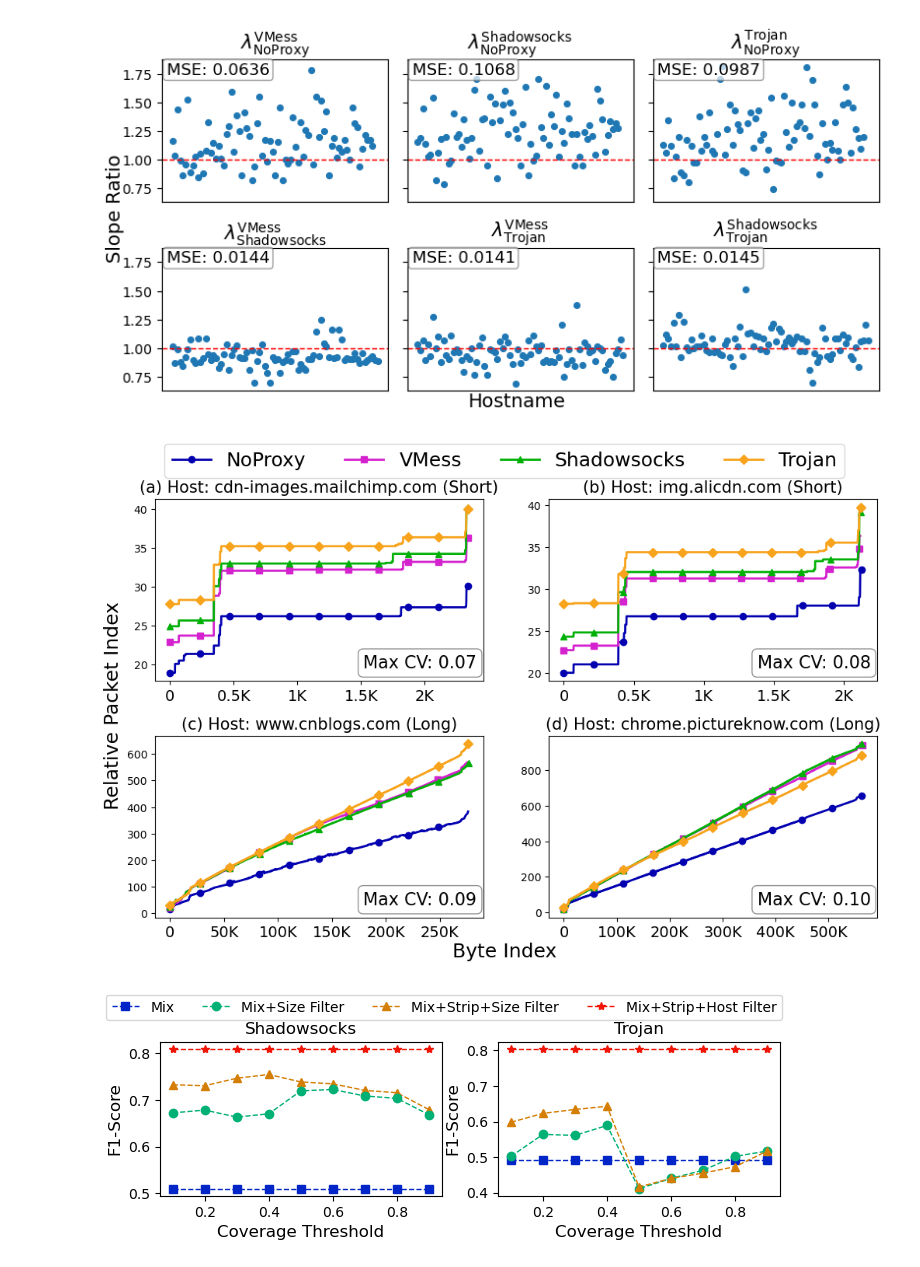
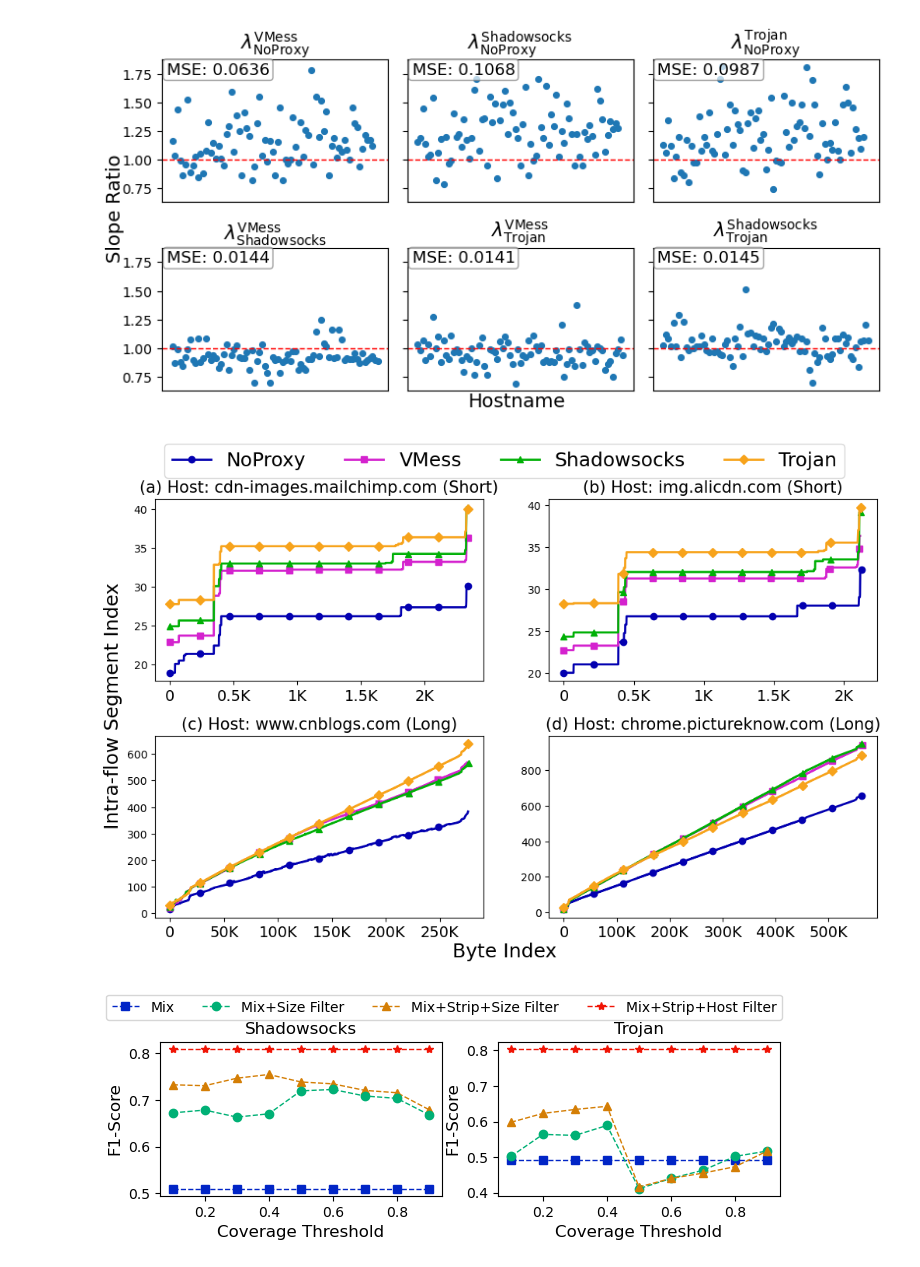
Before and after one commit to wesly2000/PA3, a Jupyter notebook: exp/data_analysis/stream_analysis.ipynb, the cells around one changed output. Drawn from its saved outputs; the diff is of its cells as text; code cells hidden in the pictures.

Commit message:
misc: plot text

```diff
--- a/exp/data_analysis/stream_analysis.ipynb
+++ b/exp/data_analysis/stream_analysis.ipynb
@@ -584,40 +584,40 @@ for i, row in enumerate(names):
                 label=f"{protocol}",
                 marker=protocol_markers[protocol],
                 markevery=marker_step,
                 markersize=6,
             )
             # ax.plot(std_byte_segments, linewidth=2, linestyle='--', color=color_map[protocol], label=f"{protocol} Std")
 
         # Remove per-subplot labels; set global labels after the loop
         host, sni = name.split('_')
         # The first row represents host transmitting short flows, the second row represents those transmitting long flows
         ax.set_title(
             f'({index[i][j]}) Host: {sni}' + (f' (Short)' if i == 0 else f' (Long)'),
             fontsize=15,
         )
         # Change xticks font size to 10
         ax.tick_params(axis='x', labelsize=14)
         # Add human-readable byte tick formatter to x-axis
         ax.xaxis.set_major_formatter(FuncFormatter(human_format))
 
         max_cv = max(cv_means.values())
-        ax.text(
-            0.98, 0.05, f"Max CV: {max_cv:.2f}",
-            transform=ax.transAxes, ha='right', va='bottom', fontsize=16,
-            bbox=dict(boxstyle='round,pad=0.3', facecolor='white', alpha=0.85, edgecolor='gray'),
-        )
+        # ax.text(
+        #     0.98, 0.05, f"Max CV: {max_cv:.2f}",
+        #     transform=ax.transAxes, ha='right', va='bottom', fontsize=16,
+        #     bbox=dict(boxstyle='round,pad=0.3', facecolor='white', alpha=0.85, edgecolor='gray'),
+        # )
 
         handles, labels = ax.get_legend_handles_labels()
 
 fig.legend(handles, labels, loc='upper center', ncol=4, bbox_to_anchor=(0.5, 1), fontsize=18)
 # Set global labels after the loop
 fig.supxlabel('Byte Index', y=0.03, fontsize=18)
-fig.supylabel('Relative Packet Index', x=0.07, fontsize=18)
+fig.supylabel('Intra-flow Segment Index', x=0.07, fontsize=18)
 fig.subplots_adjust(hspace=0.3)
 
 fig.savefig('byte_segment_map.pdf', bbox_inches='tight', dpi=300, format='pdf')
 # %% [output]
-[figure, old version]
+[figure, new version]
 # %%
 # BS filter
 ss_bs_filter = [0.672, 0.678, 0.663, 0.670, 0.719, 0.722, 0.708, 0.703, 0.668]
```
